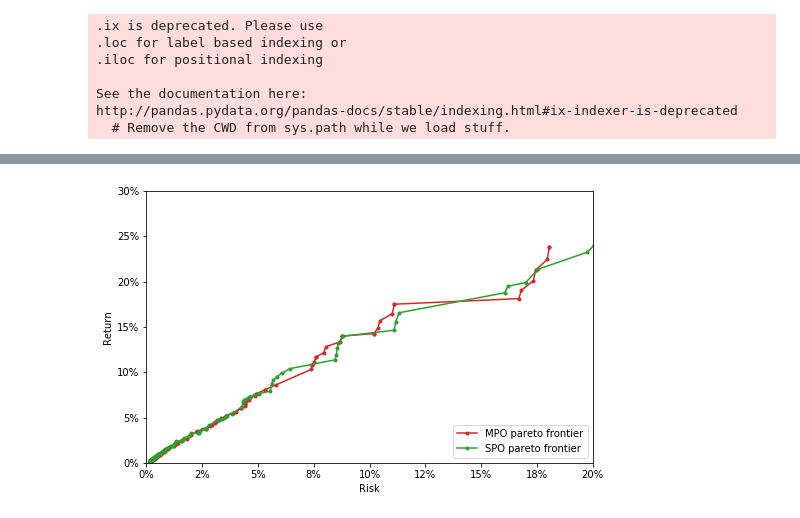
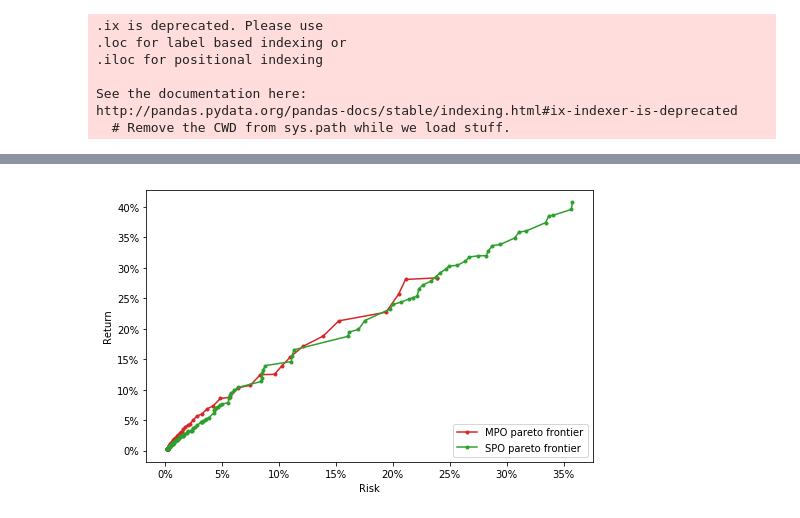
Before and after one commit to yowtzu/helium, a Jupyter notebook: examples/MultiPeriodOptimizationBig.ipynb, the cells around one changed output, grey strips where cells are left out. Drawn from its saved outputs; the diff is of its cells as text; code cells hidden in the pictures.

```diff
--- a/examples/MultiPeriodOptimizationBig.ipynb
+++ b/examples/MultiPeriodOptimizationBig.ipynb
@@ -135,7 +138,7 @@ for gamma_risk in gamma_risks_coarse:
         risk_model = helium.BasicRiskCost(gamma_risk, Sigma_hat)
         optimization_hcost = helium.HoldingCost(gamma = 1., borrow_costs=borrow_costs, dividends=dividends)
         optimization_tcost = helium.TransactionCost(gamma_tcost,
-                                                    half_spread=0.0005/2.,
+                                                    half_spread=half_spread,
                                                     nonlin_coef = 1.,
                                                     sigmas = sigma_estimate,
                                                     nonlin_power = 1.5,
@@ -153,7 +156,7 @@ for gamma_risk in gamma_risks_coarse:
         policies[(gamma_risk, gamma_tcost)] = helium.MultiPeriodOpt(r, costs, const, 2)
 # %%
 results = {}
-results.update(dict(zip(policies.keys(), simulator.run_multi(1E8*w_b, policies.values(), start_date, end_date, parallel=True ) ) ))
+results.update(dict(zip(policies.keys(), simulator.run_multi(1E8*w_b, policies.values(), start_date, end_date, parallel=False ) ) ))
 # %%
 result_df_coarse=pd.DataFrame()
 for k in results:
@@ -195,7 +198,7 @@ for gamma_risk in gamma_risks_fine:
         risk_model = helium.BasicRiskCost(gamma_risk, Sigma_hat)
         optimization_hcost = helium.HoldingCost(gamma = 1., borrow_costs=borrow_costs, dividends=dividends)
         optimization_tcost = helium.TransactionCost(gamma_tcost,
-                                                    half_spread=0.0005/2.,
+                                                    half_spread=half_spread,
                                                     nonlin_coef = 1.,
                                                     sigmas = sigma_estimate,
                                                     nonlin_power = 1.5,
@@ -260,7 +263,7 @@ for gamma_risk in gamma_risks_pareto:
             risk_model = helium.BasicRiskCost(gamma_risk, Sigma_hat)
             optimization_hcost = helium.HoldingCost(gamma = gamma_holding, borrow_costs=borrow_costs, dividends=dividends)
             optimization_tcost = helium.TransactionCost(gamma_tcost,
-                                                    half_spread=0.0005/2.,
+                                                    half_spread=half_spread,
                                                     nonlin_coef = 1.,
                                                     sigmas = sigma_estimate,
                                                     nonlin_power = 1.5,
@@ -343,24 +348,22 @@ print(tableprint.iloc[::-1].to_latex(float_format='%.2f', escape=False, index=Fa
 # %%
 table_spo = pd.read_csv(datadir + 'spo_pareto_results.csv', index_col=0)
 
 plt.figure(figsize=(8,5))
 
 plt.plot(table[table.is_pareto].Risk, table[table.is_pareto].Return, 'C3.-', label='MPO pareto frontier')
 
 plt.plot(table_spo[table_spo.is_pareto].Risk,
          table_spo[table_spo.is_pareto].Return, 'C2.-', label='SPO pareto frontier')
 plt.legend(loc='lower right')
 plt.xlabel('Risk')
 plt.ylabel('Return')
-plt.xlim([0,20])
-plt.ylim([0,30])
 
 import matplotlib.ticker as mtick
 ax = plt.gca()
 ax.xaxis.set_major_formatter(mtick.FormatStrFormatter('%.0f%%'))
 ax.yaxis.set_major_formatter(mtick.FormatStrFormatter('%.0f%%'))
 # %% [output]
-[figure, old version]
+[figure, new version]
 # %%
 table
 # %% [output]
```
Also changed, not shown: parts of 12 cells of this notebook, 9 other files.
